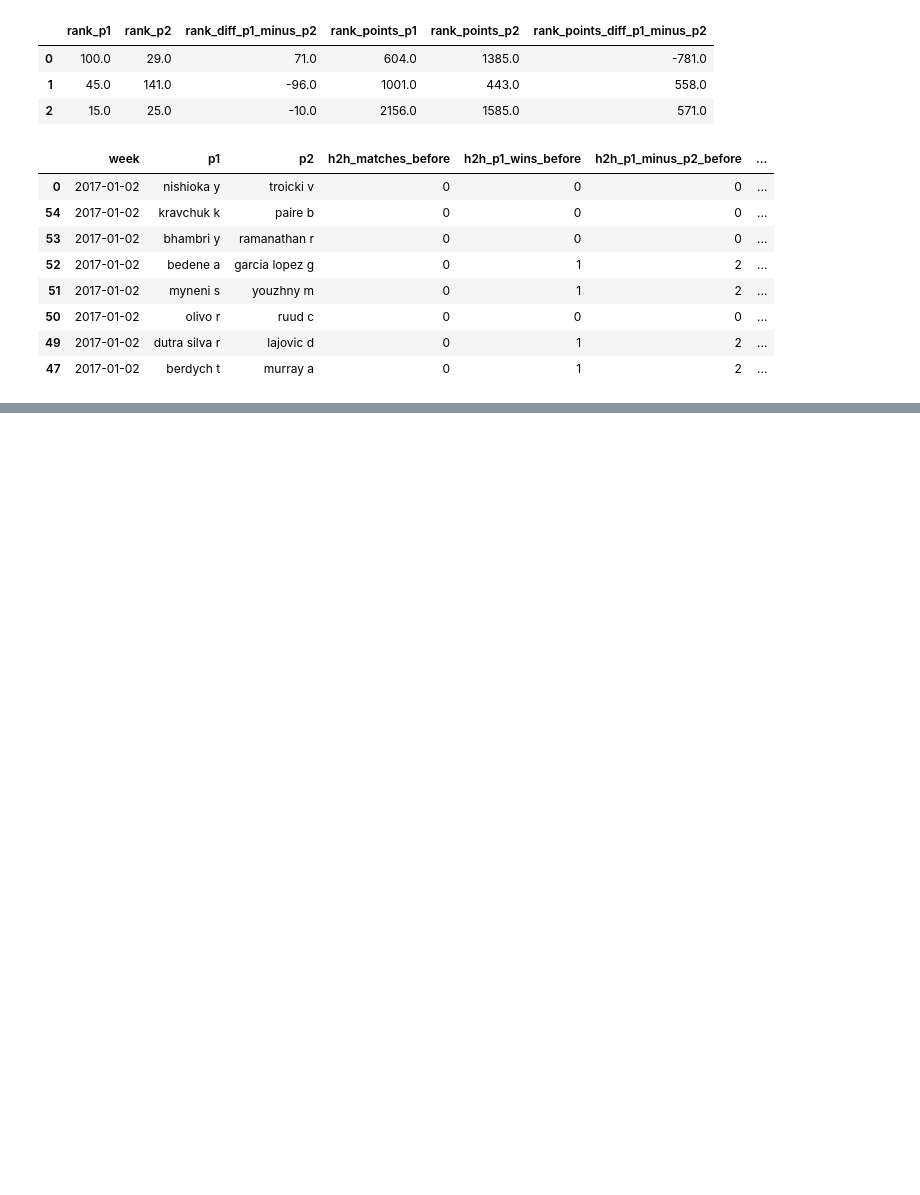
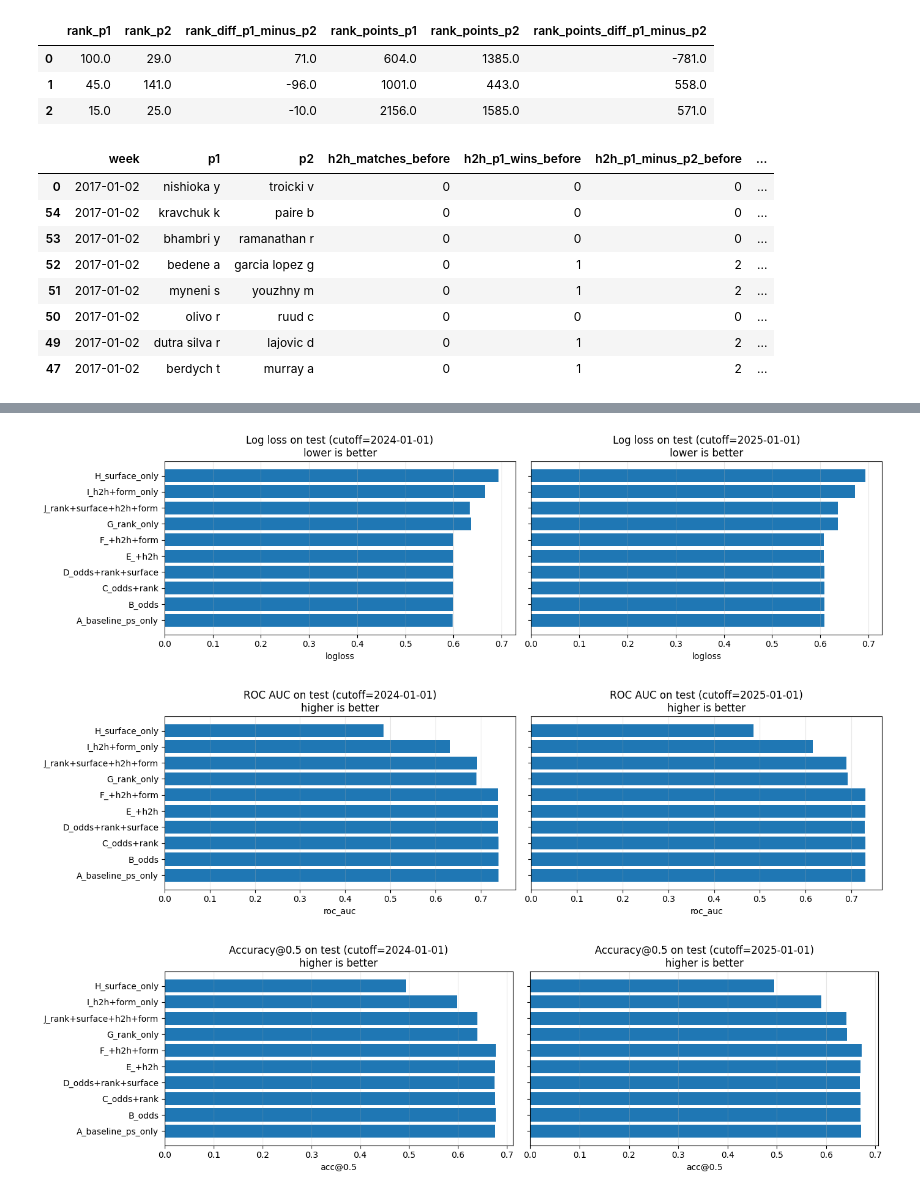
Before and after one commit to lexforfree/course_work, a Jupyter notebook: Untitled.ipynb, the cells around one changed output, grey strips where cells are left out. Cells and saved outputs as stored; diff of their text form; code cells hidden in the pictures; blank space fills up the shorter version.

Commit message:
save state

```diff
--- a/Untitled.ipynb
+++ b/Untitled.ipynb
@@ -251,0 +683,80 @@ joined[['form_p1_last10','form_p2_last10','form_diff_p1_minus_p2_last10']].head(
+# %%
+# Plots for metrics across models and cutoffs
+import os
+import matplotlib.pyplot as plt
+
+os.makedirs('figures', exist_ok=True)
+
+# Expect `all_res` from cell 14
+plot_df = all_res.copy()
+
+# order models in a meaningful way
+model_order = [
+    'A_baseline_ps_only',
+    'B_odds',
+    'C_odds+rank',
+    'D_odds+rank+surface',
+    'E_+h2h',
+    'F_+h2h+form',
+    'G_rank_only',
+    'J_rank+surface+h2h+form',
+    'I_h2h+form_only',
+    'H_surface_only',
+]
+plot_df['model'] = pd.Categorical(plot_df['model'], categories=model_order, ordered=True)
+plot_df = plot_df.sort_values(['cutoff', 'model'])
+
+# Helper to plot metric and save figure
+
+def plot_metric(metric: str, title: str, better: str, out_path: str):
+    fig, axes = plt.subplots(1, plot_df['cutoff'].nunique(), figsize=(14, 4), sharey=True)
+    if plot_df['cutoff'].nunique() == 1:
+        axes = [axes]
+
+    for ax, cutoff in zip(axes, sorted(plot_df['cutoff'].unique())):
+        sub = plot_df[plot_df['cutoff'] == cutoff].dropna(subset=[metric])
+        ax.barh(sub['model'].astype(str), sub[metric])
+        ax.set_title(f'{title} (cutoff={cutoff})\n{better} is better')
+        ax.set_xlabel(metric)
+        ax.grid(axis='x', alpha=0.3)
+
+    plt.tight_layout()
+    fig.savefig(out_path, dpi=200, bbox_inches='tight')
+    plt.show()
+
+
+plot_metric('logloss', 'Log loss on test', 'lower', 'figures/metrics_logloss_by_model.png')
+plot_metric('roc_auc', 'ROC AUC on test', 'higher', 'figures/metrics_auc_by_model.png')
+plot_metric('acc@0.5', 'Accuracy@0.5 on test', 'higher', 'figures/metrics_acc_by_model.png')
+
+# Compact view: odds vs no-odds groups
+plot_df['group'] = np.where(
+    plot_df['model'].astype(str).str.contains('odds')
+    | plot_df['model'].astype(str).str.startswith(('A_', 'B_', 'C_', 'D_', 'E_', 'F_')),
+    'with_odds',
+    'no_odds'
+)
+
+fig, axes = plt.subplots(1, 2, figsize=(12, 4))
+for ax, metric in zip(axes, ['logloss', 'roc_auc']):
+    for cutoff in sorted(plot_df['cutoff'].unique()):
+        sub = plot_df[plot_df['cutoff'] == cutoff]
+        agg = sub.groupby('group')[metric].mean()
+        ax.plot(
+            ['no_odds', 'with_odds'],
+            [agg.get('no_odds', np.nan), agg.get('with_odds', np.nan)],
+            marker='o',
+            label=f'cutoff={cutoff}',
+        )
+    ax.set_title(f'Mean {metric}: with_odds vs no_odds')
+    ax.set_ylabel(metric)
+    ax.grid(alpha=0.3)
+    ax.legend()
+
+plt.tight_layout()
+fig.savefig('figures/with_odds_vs_no_odds.png', dpi=200, bbox_inches='tight')
+plt.show()
+# %% [output]
+[figure, added]
+[figure, added]
+[figure, added]
```
Also changed, not shown: parts of 7 cells of this notebook, 8 other files.
